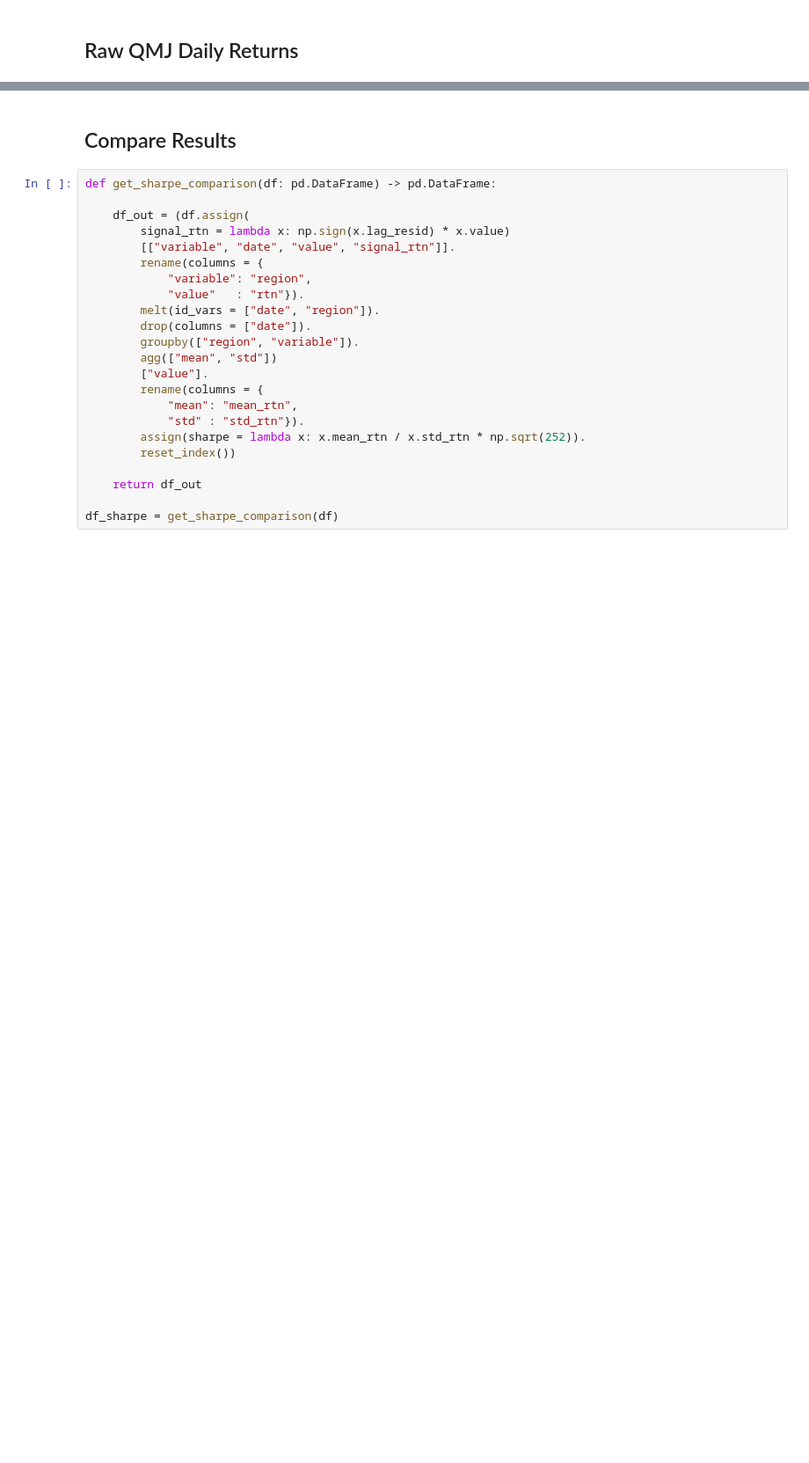
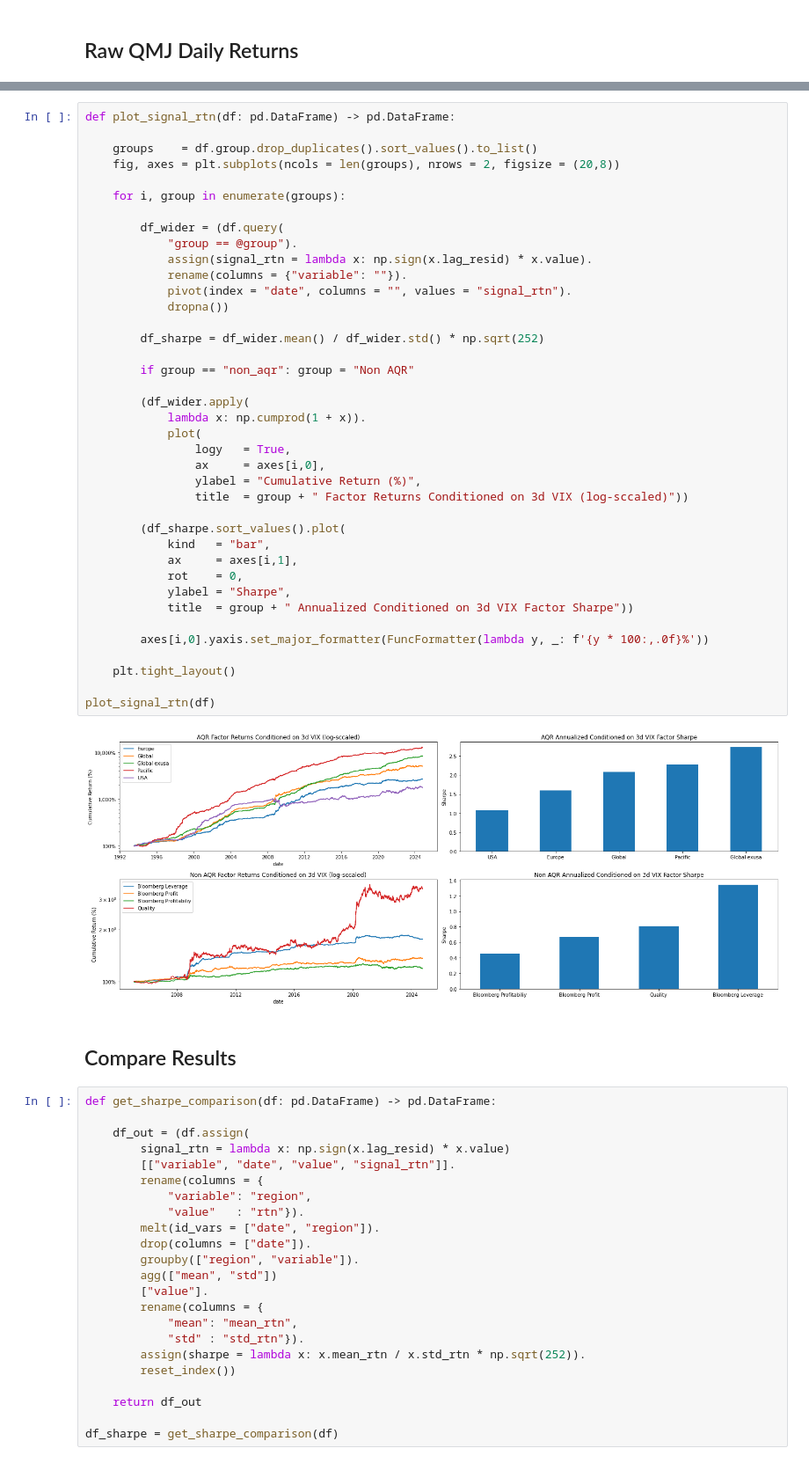
Before and after one commit to diegodalvarez/QualityShocks, a Jupyter notebook: root/notebook/FullSampleRegression.ipynb, the cells around one changed output, grey strips where cells are left out. Shown at 88% size. Drawn from its saved outputs; the diff is of its cells as text; blank space fills up the shorter version.

```diff
--- a/root/notebook/FullSampleRegression.ipynb
+++ b/root/notebook/FullSampleRegression.ipynb
@@ -98,3 +85,44 @@ plot_vix_rtn(df)
+# %%
+def plot_signal_rtn(df: pd.DataFrame) -> pd.DataFrame:
+
+    groups    = df.group.drop_duplicates().sort_values().to_list()
+    fig, axes = plt.subplots(ncols = len(groups), nrows = 2, figsize = (20,8))
+
+    for i, group in enumerate(groups):
+
+        df_wider = (df.query(
+            "group == @group").
+            assign(signal_rtn = lambda x: np.sign(x.lag_resid) * x.value).
+            rename(columns = {"variable": ""}).
+            pivot(index = "date", columns = "", values = "signal_rtn").
+            dropna())
+
+        df_sharpe = df_wider.mean() / df_wider.std() * np.sqrt(252)
+
+        if group == "non_aqr": group = "Non AQR"
+
+        (df_wider.apply(
+            lambda x: np.cumprod(1 + x)).
+            plot(
+                logy   = True,
+                ax     = axes[i,0],
+                ylabel = "Cumulative Return (%)",
+                title  = group + " Factor Returns Conditioned on 3d VIX (log-sccaled)"))
+
+        (df_sharpe.sort_values().plot(
+            kind   = "bar",
+            ax     = axes[i,1],
+            rot    = 0,
+            ylabel = "Sharpe",
+            title  = group + " Annualized Conditioned on 3d VIX Factor Sharpe"))
+
+        axes[i,0].yaxis.set_major_formatter(FuncFormatter(lambda y, _: f'{y * 100:,.0f}%'))
+
+    plt.tight_layout()
+
+plot_signal_rtn(df)
+# %% [output]
+[figure, added]
 # %% [markdown]
 ## Compare Results
 # %%
```
Also changed, not shown: parts of 8 cells of this notebook, 6 other files.
